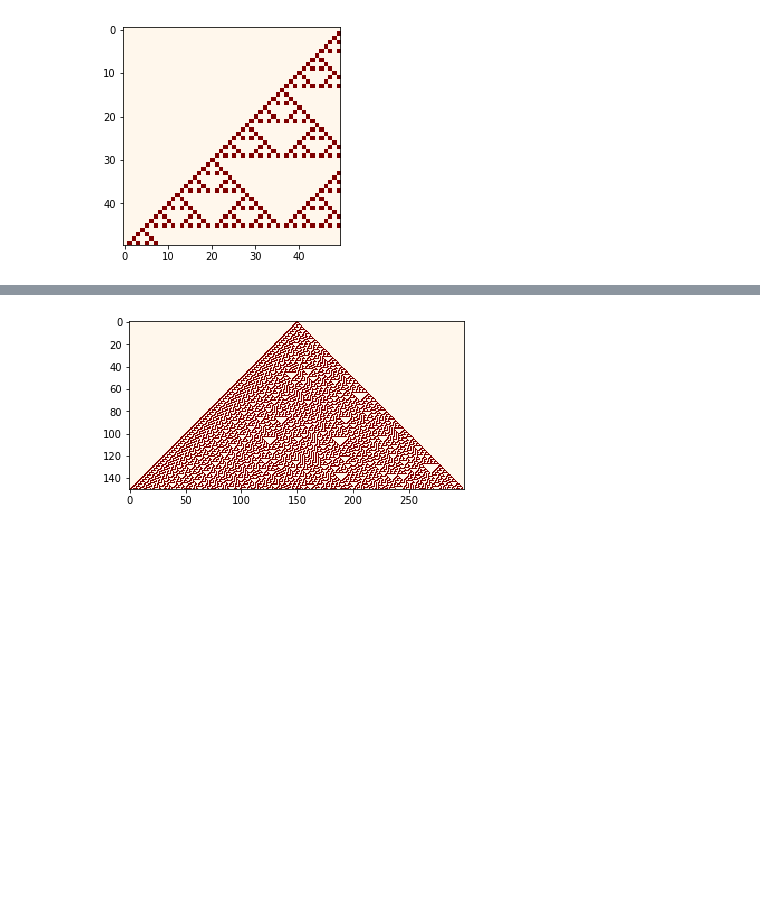
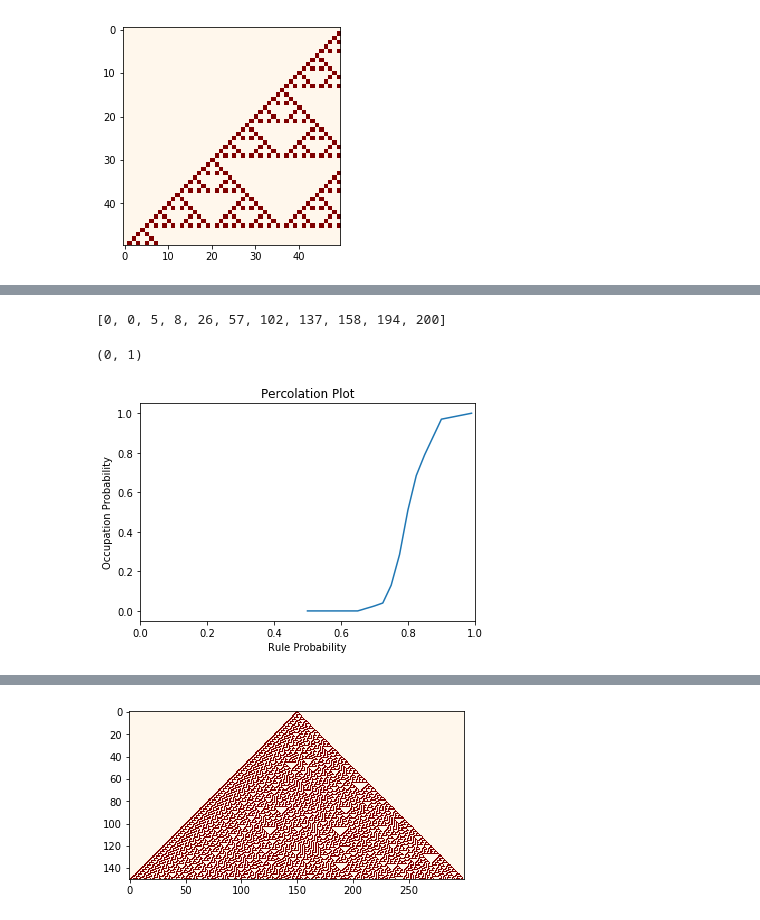
Before and after one commit to hs42/biophysics, a Jupyter notebook: playground.ipynb, the cells around one changed output, grey strips where cells are left out. Cells and saved outputs as stored; diff of their text form; code cells hidden in the pictures; blank space fills up the shorter version.

```diff
--- a/playground.ipynb
+++ b/playground.ipynb
@@ -56,0 +99,15 @@ plt.show()
+# %%
+# Normalize and plot results
+
+normCounts = [x / iterations for x in counts]
+
+print(counts)
+plt.plot(p,normCounts)
+plt.title("Percolation Plot")
+plt.xlabel("Rule Probability")
+plt.ylabel("Occupation Probability")
+plt.xlim([0,1])
+# %% [output]
+[0, 0, 5, 8, 26, 57, 102, 137, 158, 194, 200]
+(0, 1)
+[figure, added]
```
Also changed, not shown: parts of 12 cells of this notebook.
